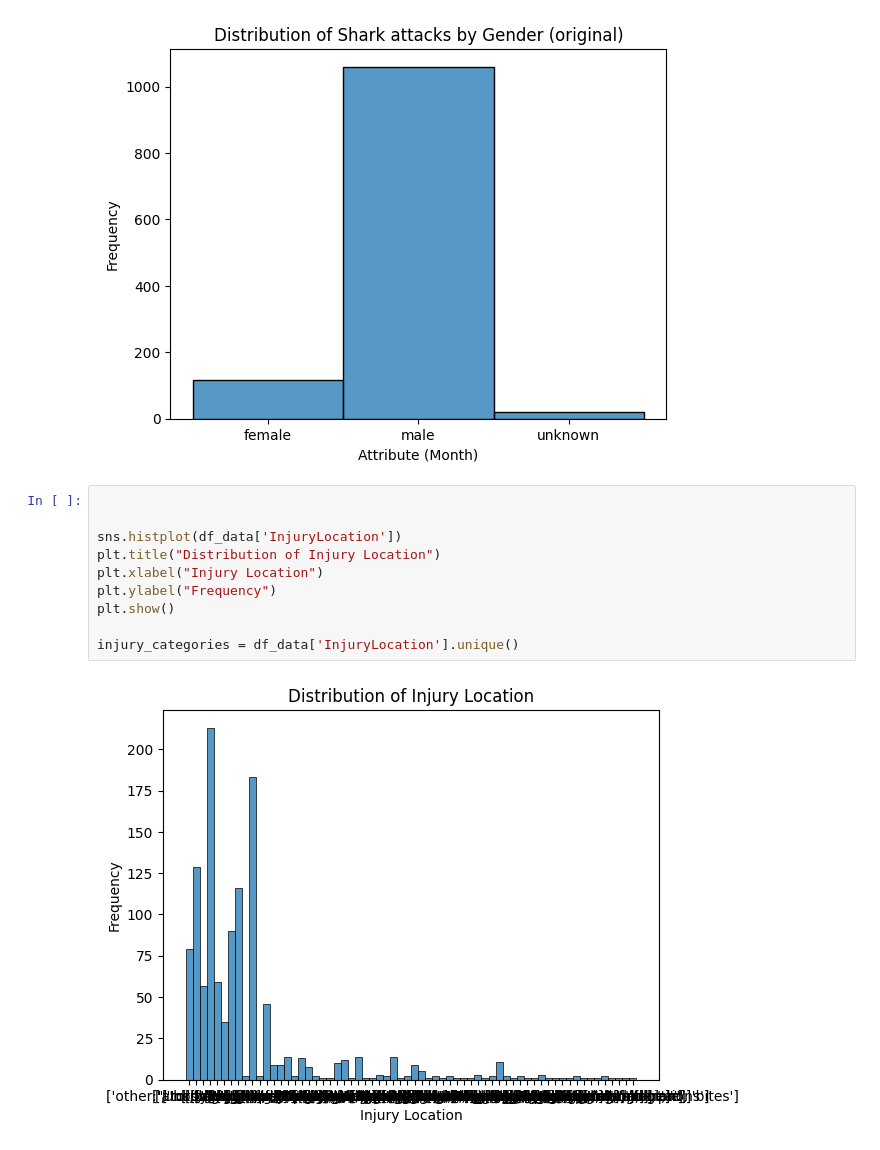
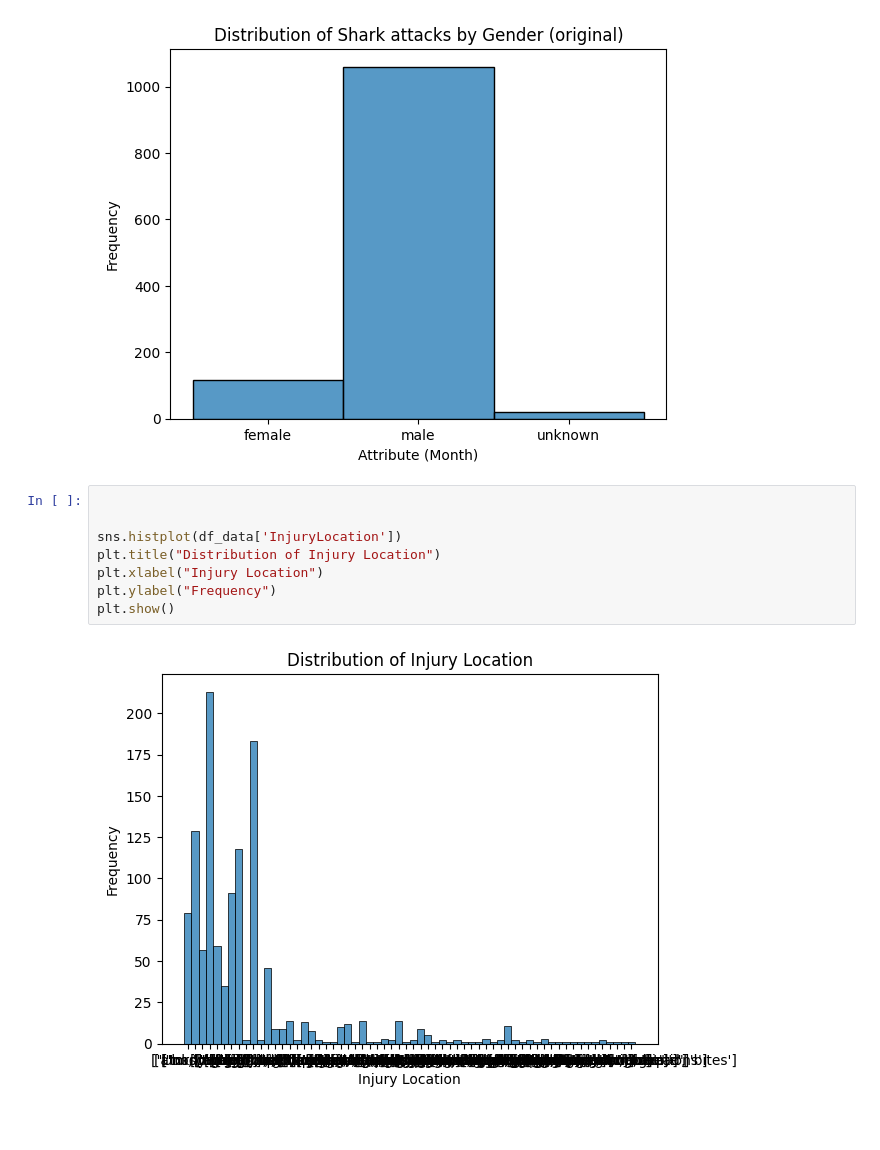
Before and after one commit to Jokas9632/shark-doo-doo, a Jupyter notebook: code/EDA.ipynb, the cells around one changed output. Saved outputs shown, nothing was run; the diff lists cells and outputs as text.

```diff
--- a/code/EDA.ipynb
+++ b/code/EDA.ipynb
@@ -189,12 +189,10 @@ plt.show()
 # %%
 
 
 sns.histplot(df_data['InjuryLocation'])
 plt.title("Distribution of Injury Location")
 plt.xlabel("Injury Location")
 plt.ylabel("Frequency")
 plt.show()
-
-injury_categories = df_data['InjuryLocation'].unique()
 # %% [output]
-[figure, old version]
+[figure, new version]
```
Also changed, not shown: parts of 1 cell of this notebook, 2 other files.
